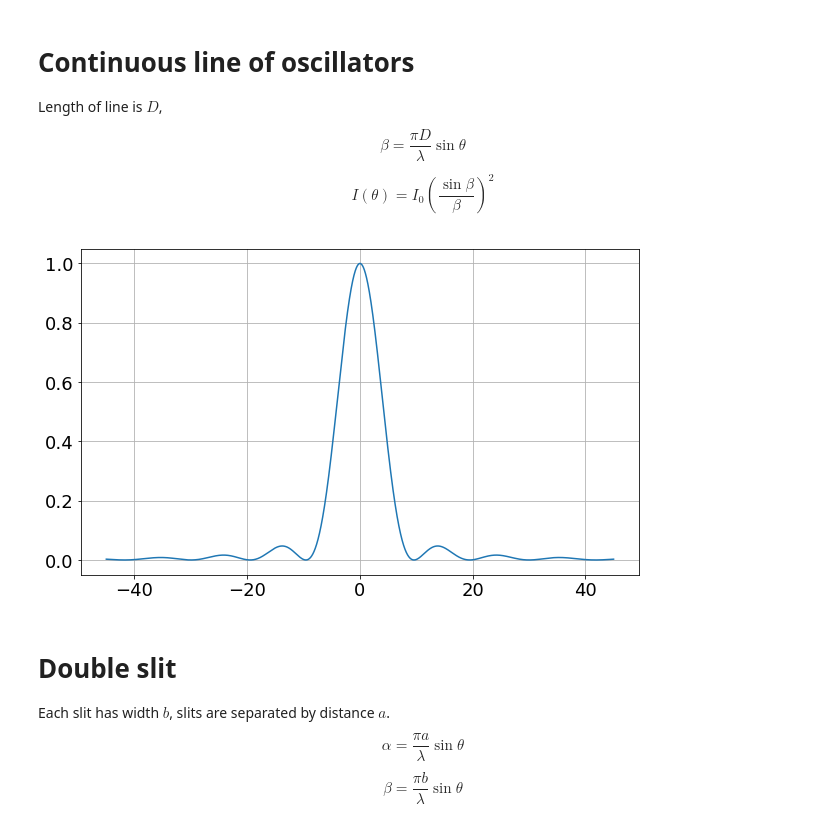
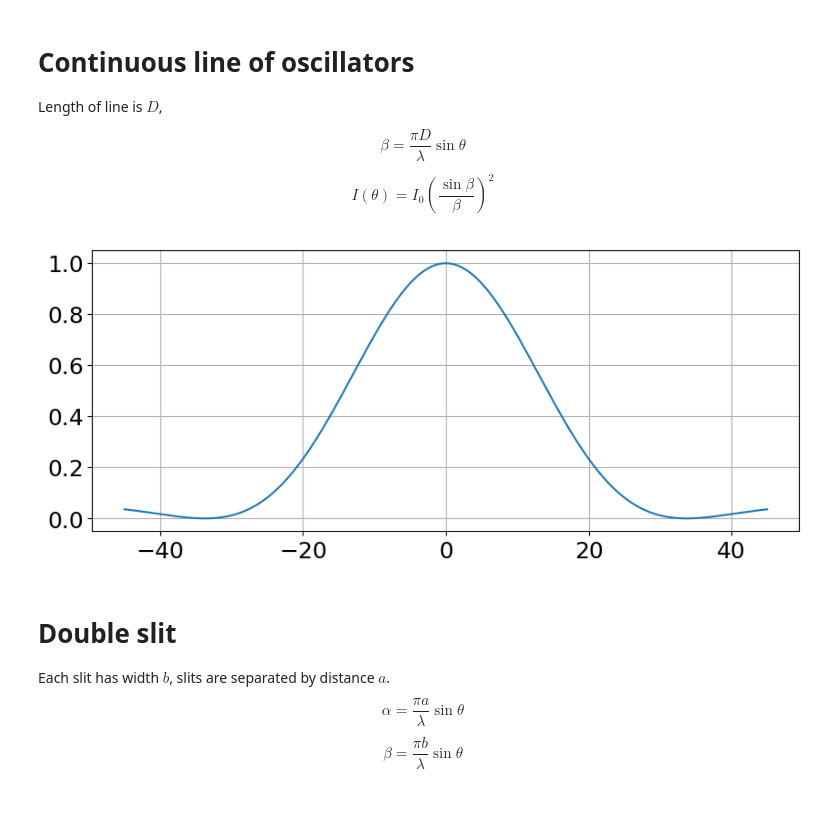
Before and after one commit to JohnRuhl/Tutorials, a Jupyter notebook: Diffraction.ipynb, the cells around one changed output. Cells and saved outputs as stored; diff of their text form; code cells hidden in the pictures.

```diff
--- a/Diffraction.ipynb
+++ b/Diffraction.ipynb
@@ -5,7 +5,7 @@ import matplotlib
 import matplotlib.pyplot as plt
 %matplotlib inline
 plt.rcParams.update({'font.size': 18})
-plt.rcParams['figure.figsize'] = [10, 6]
+plt.rcParams['figure.figsize'] = [10, 4]
 # %% [markdown]
 # Line of N discrete oscillators
 The phase difference between each, at angle theta is:
@@ -34,18 +34,18 @@ $$ \beta = \frac{\pi D}{\lambda} \sin\theta $$
 
 $$ I(\theta) = I_0 \left(\frac{\sin\beta}{\beta}\right)^2 $$
 # %%
-D_over_lambda = 6  # spacing between oscillators, in wavelengths
+D_over_lambda = 1.8  # Length of line, in wavelengths
 theta_max = 45      #deg
 theta_deg = np.linspace(-theta_max,theta_max, 10000)
 theta_rad = theta_deg*np.pi/180.
 
 beta = np.pi*D_over_lambda*np.sin(theta_rad)
 
 I = (np.sin(beta)/ beta)**2
 plt.plot(theta_deg,I)
 plt.grid()
 # %% [output]
-[figure, old version]
+[figure, new version]
 # %% [markdown]
 # Double slit
 Each slit has width $b$, slits are separated by distance $a$.
```
Also changed, not shown: parts of 2 cells of this notebook, 5 other files.
